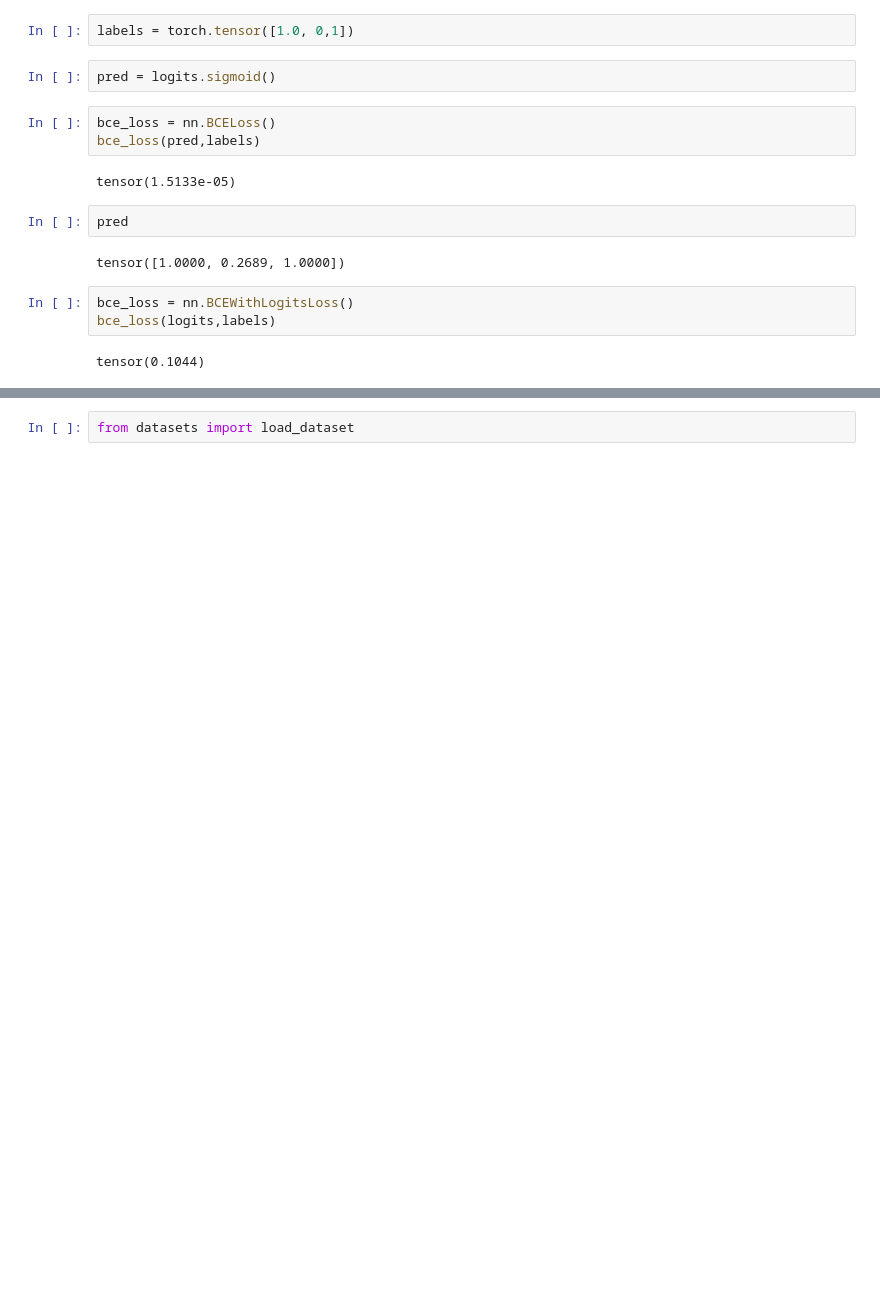
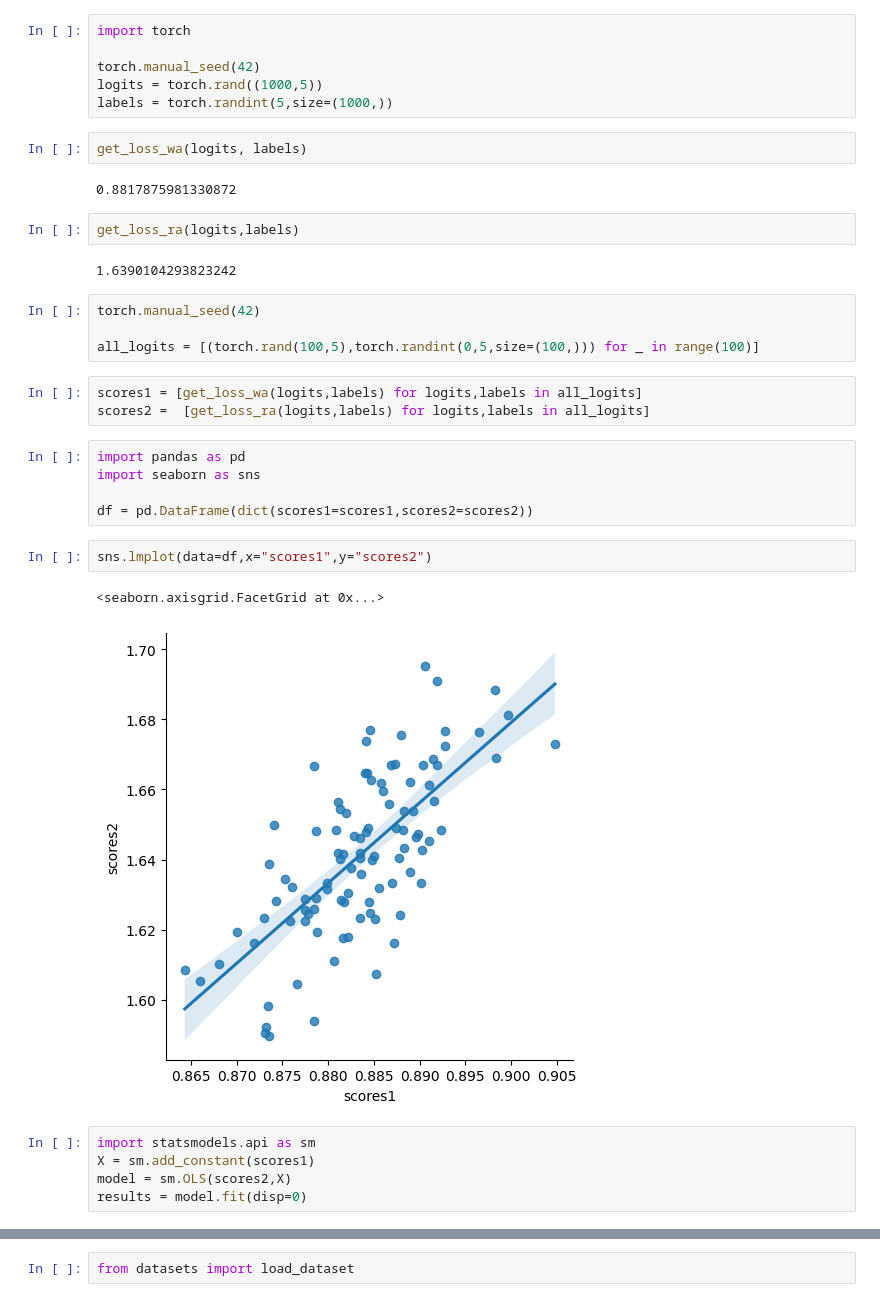
Before and after one commit to cbrew/case_hold_wrong_answers, a Jupyter notebook: LossFunctions.ipynb, the cells around one changed output, grey strips where cells are left out. Drawn from its saved outputs; the diff is of its cells as text; blank space fills up the shorter version.

```diff
--- a/LossFunctions.ipynb
+++ b/LossFunctions.ipynb
@@ -9,18 +21,36 @@ tensor([ 90., -10.,  90.])
 # %%
-labels = torch.tensor([1.0, 0,1])
+import torch
+
+torch.manual_seed(42)
+logits = torch.rand((1000,5))
+labels = torch.randint(5,size=(1000,))
 # %%
-pred = logits.sigmoid()
+get_loss_wa(logits, labels)
+# %% [output]
+0.8817875981330872
 # %%
-bce_loss = nn.BCELoss()
-bce_loss(pred,labels)
+get_loss_ra(logits,labels)
 # %% [output]
-tensor(1.5133e-05)
+1.6390104293823242
 # %%
-pred
+torch.manual_seed(42)
+
+all_logits = [(torch.rand(100,5),torch.randint(0,5,size=(100,))) for _ in range(100)]
-# %% [output]
-tensor([1.0000, 0.2689, 1.0000])
 # %%
-bce_loss = nn.BCEWithLogitsLoss()
-bce_loss(logits,labels)
+scores1 = [get_loss_wa(logits,labels) for logits,labels in all_logits]
+scores2 =  [get_loss_ra(logits,labels) for logits,labels in all_logits]
-# %% [output]
-tensor(0.1044)
+# %%
+import pandas as pd
+import seaborn as sns
+
+df = pd.DataFrame(dict(scores1=scores1,scores2=scores2))
+# %%
+sns.lmplot(data=df,x="scores1",y="scores2")
+# %% [output]
+<seaborn.axisgrid.FacetGrid at 0x...>
+[figure, added]
+# %%
+import statsmodels.api as sm
+X = sm.add_constant(scores1)
+model = sm.OLS(scores2,X)
+results = model.fit(disp=0)
```
Also changed, not shown: parts of 10 cells of this notebook, 2 other files.
